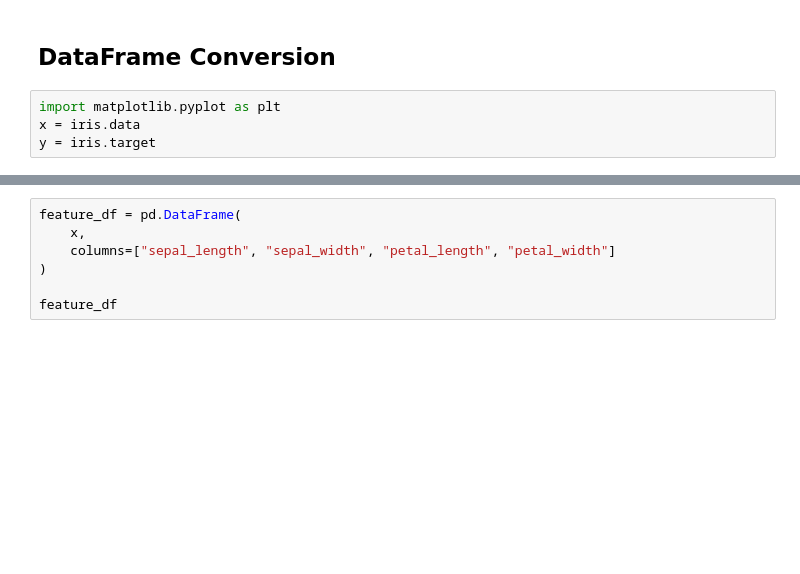
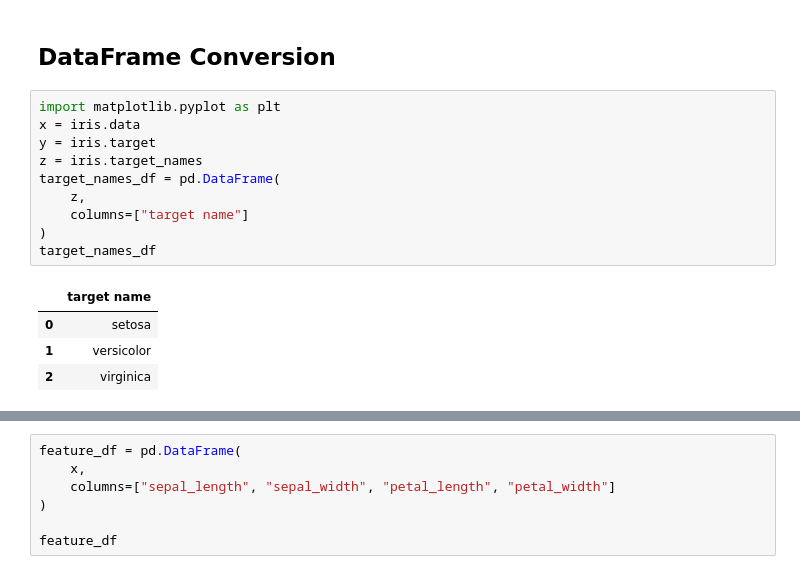
Before and after one commit to Rushik-Rsenal/Intro-to-Machine-Learning, a Jupyter notebook: iris_classifier.ipynb, the cells around one changed output, grey strips where cells are left out. Cells and saved outputs as stored; diff of their text form; blank space fills up the shorter version.

```diff
--- a/iris_classifier.ipynb
+++ b/iris_classifier.ipynb
@@ -13,5 +13,16 @@ iris = datasets.load_iris()
 # %%
 import matplotlib.pyplot as plt
 x = iris.data
 y = iris.target
+z = iris.target_names
+target_names_df = pd.DataFrame(
+    z,
+    columns=["target name"]
+)
+target_names_df
+# %% [output]
+|  | target name |
+| 0 | setosa |
+| 1 | versicolor |
+| 2 | virginica |
 # %% [markdown]
```
Also changed, not shown: parts of 24 cells of this notebook, 4 other files.
